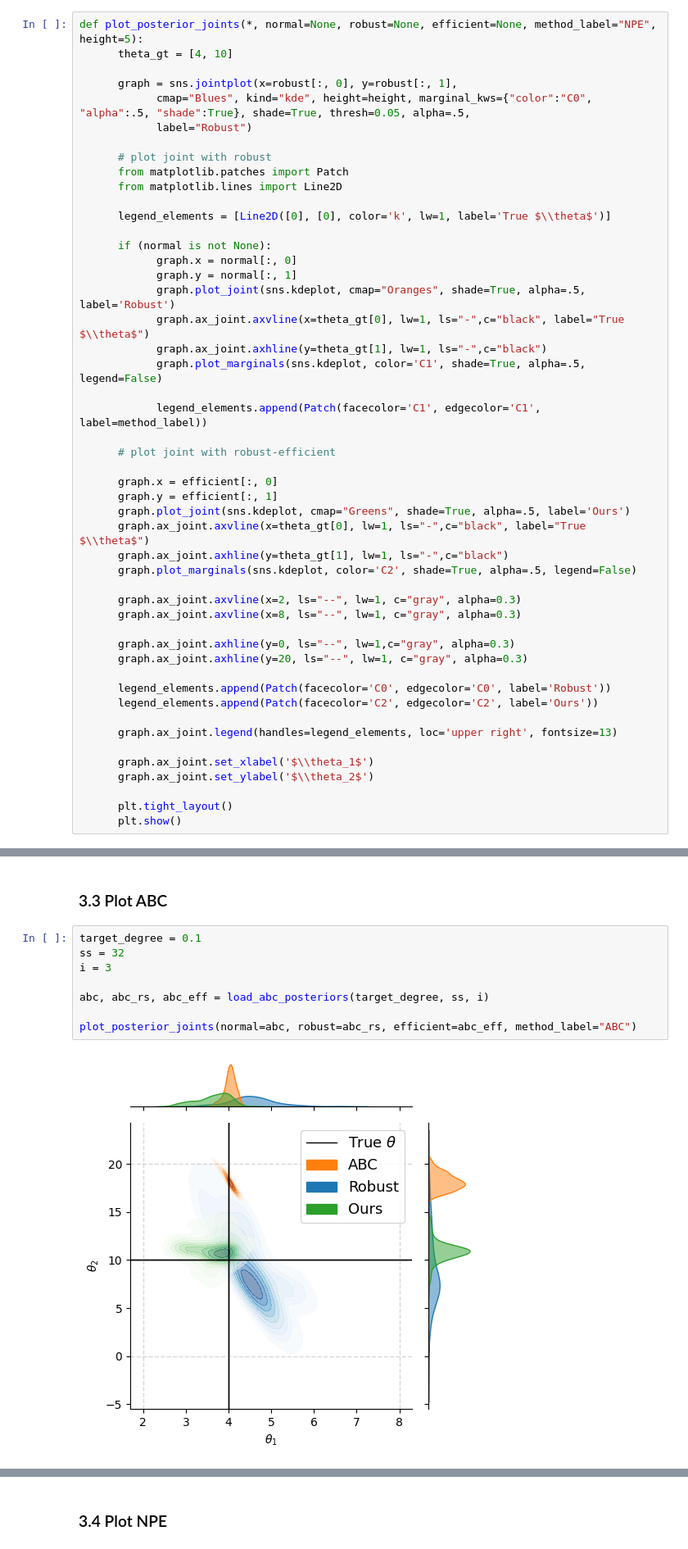
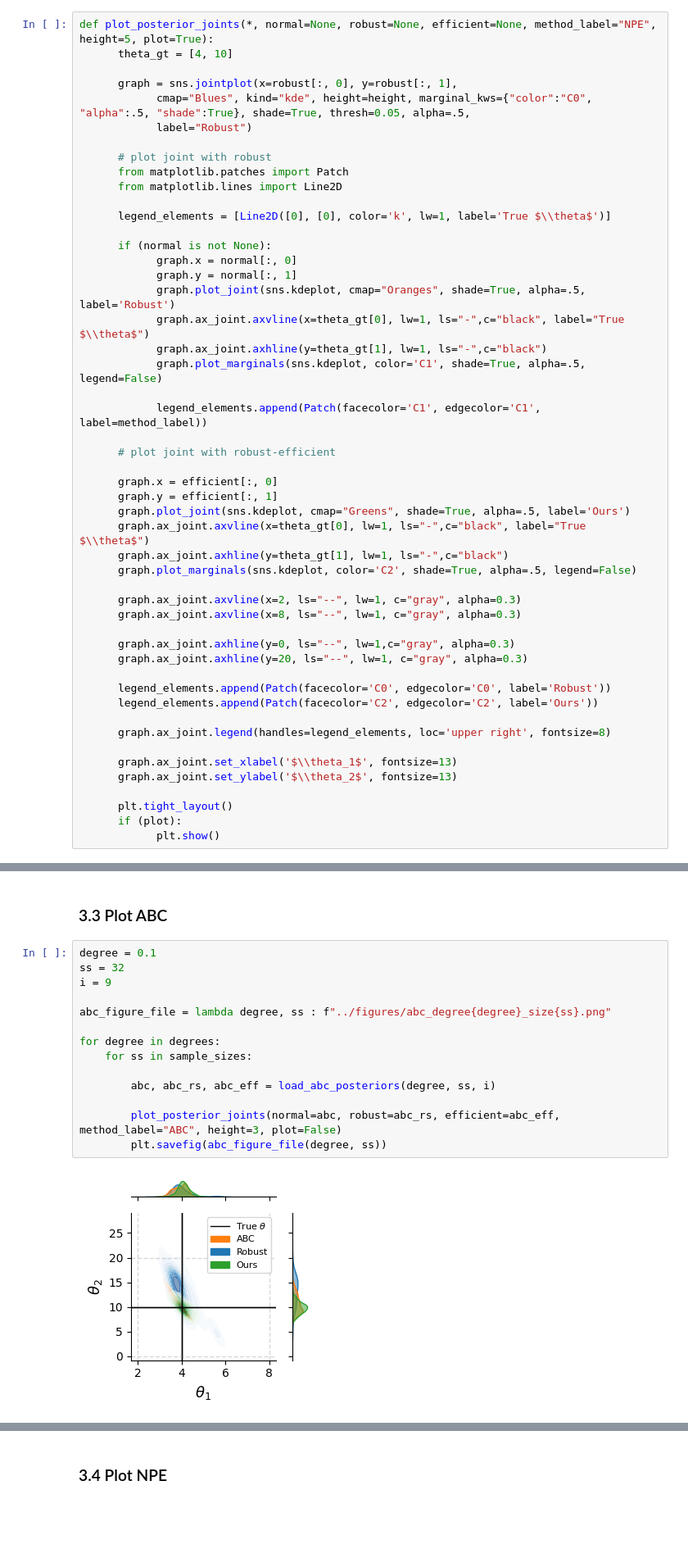
Before and after one commit to ymnglli/efficient-robust-sbi, a Jupyter notebook: notebooks/analysis.ipynb, the cells around one changed output, grey strips where cells are left out. Shown at 82% size. Saved outputs shown, nothing was run; the diff lists cells and outputs as text; blank space fills up the shorter version.

Commit message:
Add figures, generate figures, calculate time

```diff
--- a/notebooks/analysis.ipynb
+++ b/notebooks/analysis.ipynb
@@ -478,7 +478,7 @@ ABC-EFF: 0.1832695035519582
 # %% [markdown]
 ### 3.1 Define general function for plotting posterior joint distributions
 # %%
-def plot_posterior_joints(*, normal=None, robust=None, efficient=None, method_label="NPE", height=5):
+def plot_posterior_joints(*, normal=None, robust=None, efficient=None, method_label="NPE", height=5, plot=True):
       theta_gt = [4, 10]
 
       graph = sns.jointplot(x=robust[:, 0], y=robust[:, 1],
@@ -519,13 +519,14 @@ def plot_posterior_joints(*, normal=None, robust=None, efficient=None, method_la
       legend_elements.append(Patch(facecolor='C0', edgecolor='C0', label='Robust'))
       legend_elements.append(Patch(facecolor='C2', edgecolor='C2', label='Ours'))
 
-      graph.ax_joint.legend(handles=legend_elements, loc='upper right', fontsize=13)
+      graph.ax_joint.legend(handles=legend_elements, loc='upper right', fontsize=8)
 
-      graph.ax_joint.set_xlabel('$\\theta_1$')
-      graph.ax_joint.set_ylabel('$\\theta_2$')
+      graph.ax_joint.set_xlabel('$\\theta_1$', fontsize=13)
+      graph.ax_joint.set_ylabel('$\\theta_2$', fontsize=13)
 
       plt.tight_layout()
-      plt.show()
+      if (plot):
+            plt.show()
 # %% [markdown]
 ### 3.2 Define some helper functions for loading posteriors
 # %%
@@ -555,12 +556,18 @@ def load_npe_posteriors(degree, sample_size, sample):
 # %% [markdown]
 ### 3.3 Plot ABC
 # %%
-target_degree = 0.1
+degree = 0.1
 ss = 32
-i = 3
+i = 9
 
-abc, abc_rs, abc_eff = load_abc_posteriors(target_degree, ss, i)
+abc_figure_file = lambda degree, ss : f"../figures/abc_degree{degree}_size{ss}.png"
 
-plot_posterior_joints(normal=abc, robust=abc_rs, efficient=abc_eff, method_label="ABC")
+for degree in degrees:
+    for ss in sample_sizes:
+
+        abc, abc_rs, abc_eff = load_abc_posteriors(degree, ss, i)
+
+        plot_posterior_joints(normal=abc, robust=abc_rs, efficient=abc_eff, method_label="ABC", height=3, plot=False)
+        plt.savefig(abc_figure_file(degree, ss))
 # %% [output]
-[figure, old version]
+[figure, new version]
```
Also changed, not shown: parts of 9 cells of this notebook, 22 other files.
